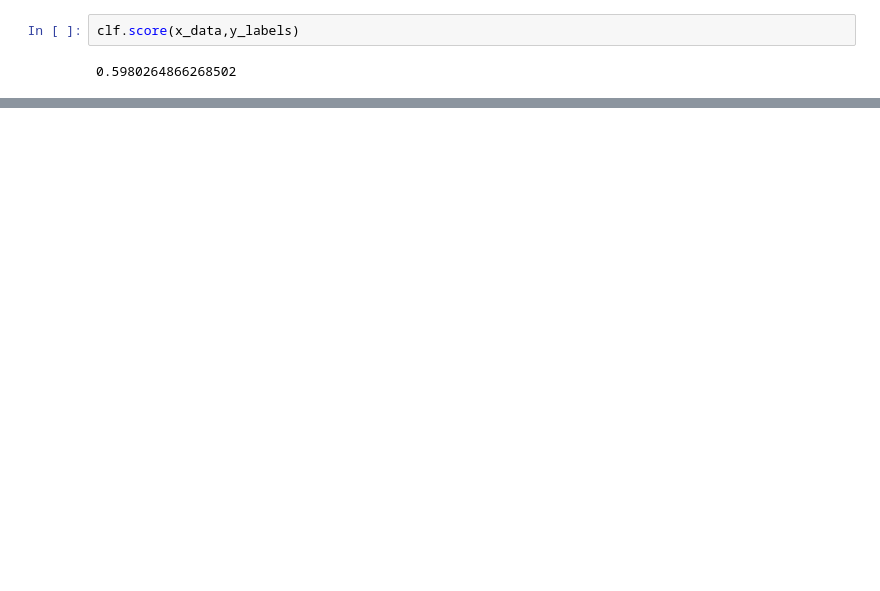
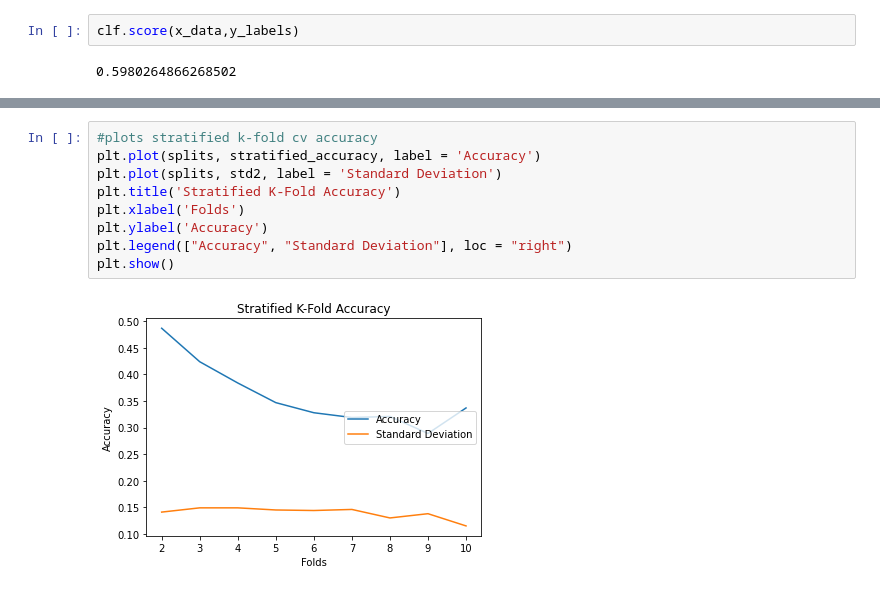
Before and after one commit to dtajiri/ECE196-ML-Project, a Jupyter notebook: HateCrimesMLProject-KNeighbors Without Indicated Bias.ipynb, the cells around one changed output, grey strips where cells are left out. Saved outputs shown, nothing was run; the diff lists cells and outputs as text; blank space fills up the shorter version.

```diff
--- a/HateCrimesMLProject-KNeighbors Without Indicated Bias.ipynb
+++ b/HateCrimesMLProject-KNeighbors Without Indicated Bias.ipynb
@@ -179,0 +246,11 @@ Race/Ethnicity/Ancestry       0.67      0.89      0.76      2794
+# %%
+#plots stratified k-fold cv accuracy
+plt.plot(splits, stratified_accuracy, label = 'Accuracy')
+plt.plot(splits, std2, label = 'Standard Deviation')
+plt.title('Stratified K-Fold Accuracy')
+plt.xlabel('Folds')
+plt.ylabel('Accuracy')
+plt.legend(["Accuracy", "Standard Deviation"], loc = "right")
+plt.show()
+# %% [output]
+[figure, added]
```
Also changed, not shown: parts of 15 cells of this notebook, 2 other files.
